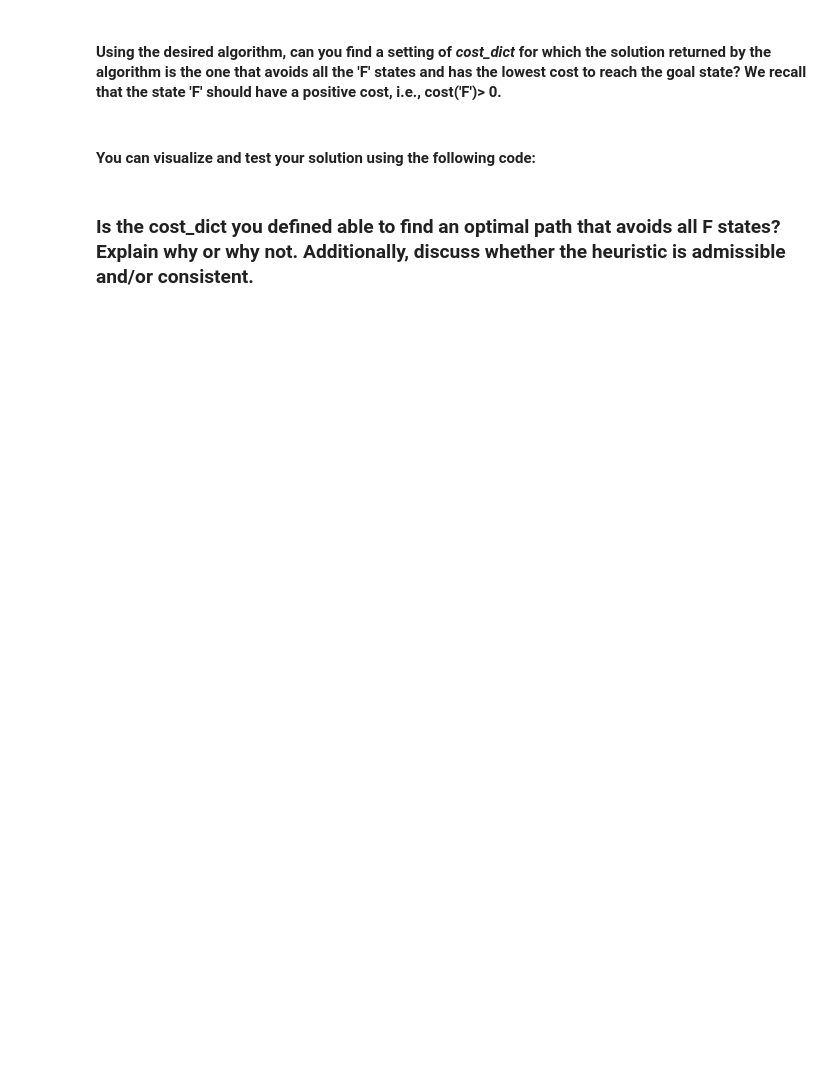
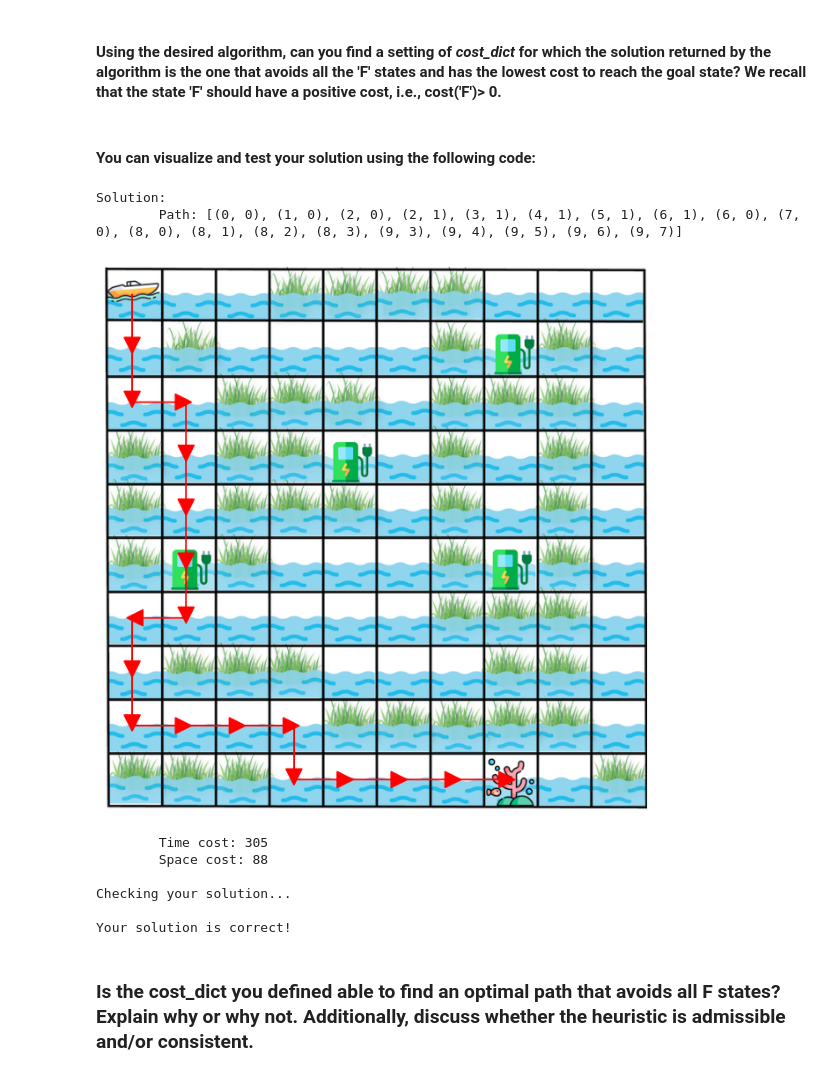
Before and after one commit to AndreaPellizzari/AdvancedAquaticDroneOAIGym, a Jupyter notebook: Ex-1/AI_exam_ex_1.ipynb, the cells around one changed output. Drawn from its saved outputs; the diff is of its cells as text; code cells hidden in the pictures; blank space fills up the shorter version.

Commit message:
integrazioni soluzione corretta

```diff
--- a/Ex-1/AI_exam_ex_1.ipynb
+++ b/Ex-1/AI_exam_ex_1.ipynb
@@ -113,29 +179,40 @@ print(f"The agent starts in {env.state_to_pos(state)} of type {env.grid[state]},
 env_name = 'AquaticEnv-v0'
 env = gym.make(env_name)
 
-cost_dict = None# your code here
+cost_dict = {'F': 6.5,  'O': 2}
+# F > 6 è la soluzione corretta
 algorithm =  None# your code here
 
 # remember to pass the cost_dict to your algorithm and use it to compute the cost of the children nodes as shown above
-#solution, _, _ = algorithm(env, cost_dict)
+solution, time_cost, space_cost = astar_graph_search(env, cost_dict)
 # %% [markdown]
 #### You can visualize and test your solution using the following code:
 # %%
 # a random solution
-solution = (0, 1, 2, 3, 13, 23, 24, 25, 35, 45, 55, 65, 75, 76, 77, 87, 97)
-time_cost = 0
-space_cost = 0
+#solution = (0, 1, 2, 3, 13, 23, 24, 25, 35, 45, 55, 65, 75, 76, 77, 87, 97)
+#time_cost = 0
+#space_cost = 0
 
 print("Solution: ")
 path = [env.state_to_pos(s) for s in solution]
 print("\tPath:", path)
 directions = movements_to_directions(path)
 plot_solution(directions, env_name='ex1_render')
 print("\tTime cost:", time_cost)
 print("\tSpace cost:", space_cost)
 
 print("\nChecking your solution...\n")
 valid = check_sol(path)
+# %% [output]
+Solution:
+        Path: [(0, 0), (1, 0), (2, 0), (2, 1), (3, 1), (4, 1), (5, 1), (6, 1), (6, 0), (7, 0), (8, 0), (8, 1), (8, 2), (8, 3), (9, 3), (9, 4), (9, 5), (9, 6), (9, 7)]
+[figure, added]
+        Time cost: 305
+        Space cost: 88
+
+Checking your solution...
+
+Your solution is correct!
 # %% [markdown]
 ### Is the cost_dict you defined able to find an optimal path that avoids all F states? Explain why or why not. Additionally, discuss whether the heuristic is admissible and/or consistent.
 # %%
```
Also changed, not shown: parts of 4 cells of this notebook.
